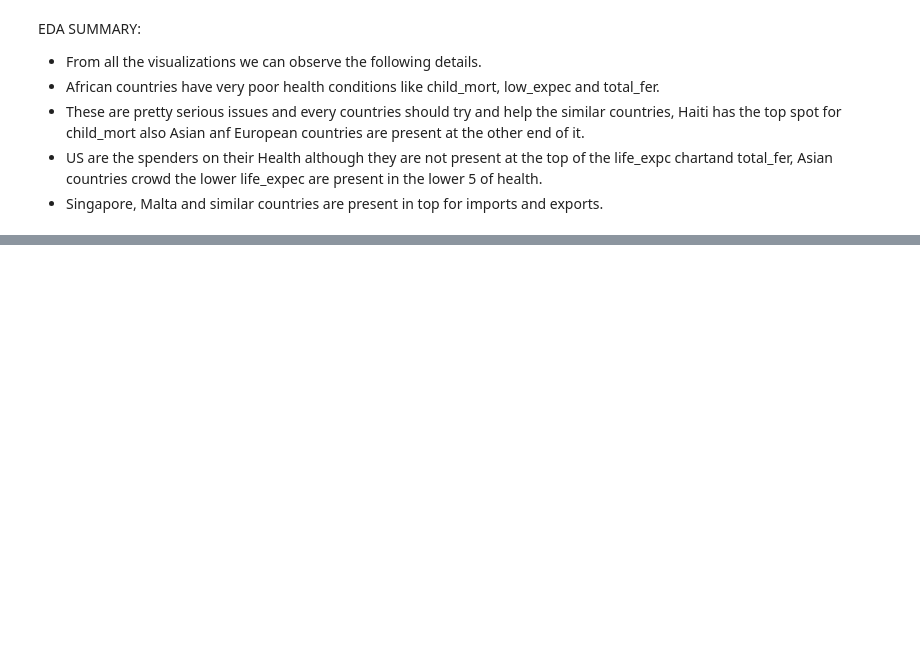
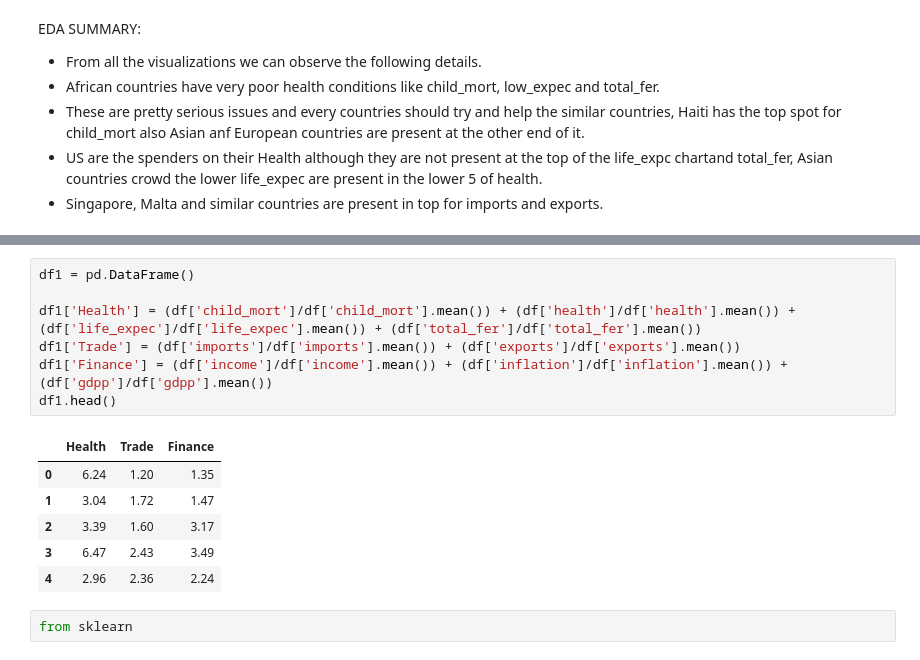
Before and after one commit to rizz045/Country-Data-Exploration-and-Preediction--Unsupervised-learning-, a Jupyter notebook: Country_Data_Exploration_and_Prediction.ipynb, the cells around one changed output, grey strips where cells are left out. Cells and saved outputs as stored; diff of their text form; blank space fills up the shorter version.

```diff
--- a/Country_Data_Exploration_and_Prediction.ipynb
+++ b/Country_Data_Exploration_and_Prediction.ipynb
@@ -464,0 +495,16 @@ EDA SUMMARY:
+# %%
+df1 = pd.DataFrame()
+
+df1['Health'] = (df['child_mort']/df['child_mort'].mean()) + (df['health']/df['health'].mean()) + (df['life_expec']/df['life_expec'].mean()) + (df['total_fer']/df['total_fer'].mean())
+df1['Trade'] = (df['imports']/df['imports'].mean()) + (df['exports']/df['exports'].mean())
+df1['Finance'] = (df['income']/df['income'].mean()) + (df['inflation']/df['inflation'].mean()) + (df['gdpp']/df['gdpp'].mean())
+df1.head()
+# %% [output]
+|  | Health | Trade | Finance |
+| 0 | 6.24 | 1.20 | 1.35 |
+| 1 | 3.04 | 1.72 | 1.47 |
+| 2 | 3.39 | 1.60 | 3.17 |
+| 3 | 6.47 | 2.43 | 3.49 |
+| 4 | 2.96 | 2.36 | 2.24 |
+# %%
+from sklearn
```
Also changed, not shown: parts of 3 cells of this notebook.
